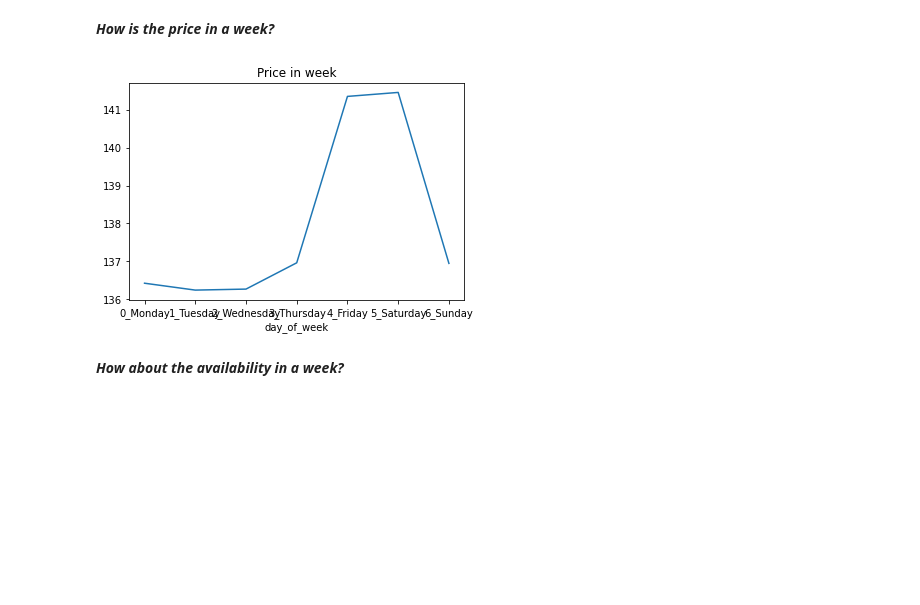
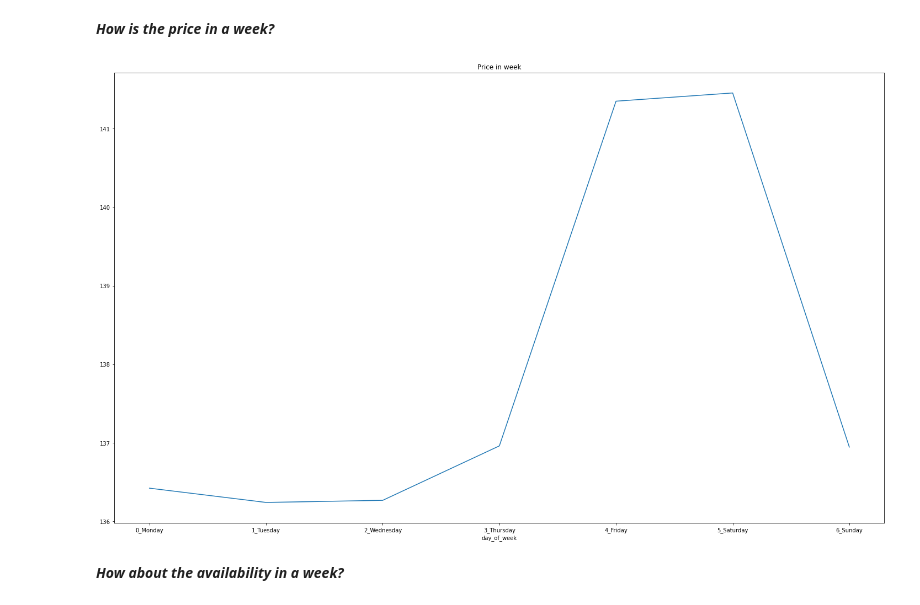
Before and after one commit to thaihocnguyen-git/Seatle-Airbnb, a Jupyter notebook: Seatle Airbnb.ipynb, the cells around one changed output. Drawn from its saved outputs; the diff is of its cells as text; code cells hidden in the pictures; blank space fills up the shorter version.

Commit message:
Add images and format some image code

```diff
--- a/Seatle Airbnb.ipynb
+++ b/Seatle Airbnb.ipynb
@@ -214,9 +214,9 @@ Name: day_of_week, Length: 1393570, dtype: object
 # %% [markdown]
 ***How is the price in a week?***
 # %%
-_ = calendar_filled.groupby("day_of_week").price.mean().plot.line(title="Price in week", y="Price")
+_ = calendar_filled.groupby("day_of_week").price.mean().plot.line(title="Price in week", y="Price", figsize=(25, 15))
 # %% [output]
-[figure, old version]
+[figure, new version]
 # %% [markdown]
 ***How about the availability in a week?***
 # %% [markdown]
```
Also changed, not shown: parts of 6 cells of this notebook, 8 other files.
